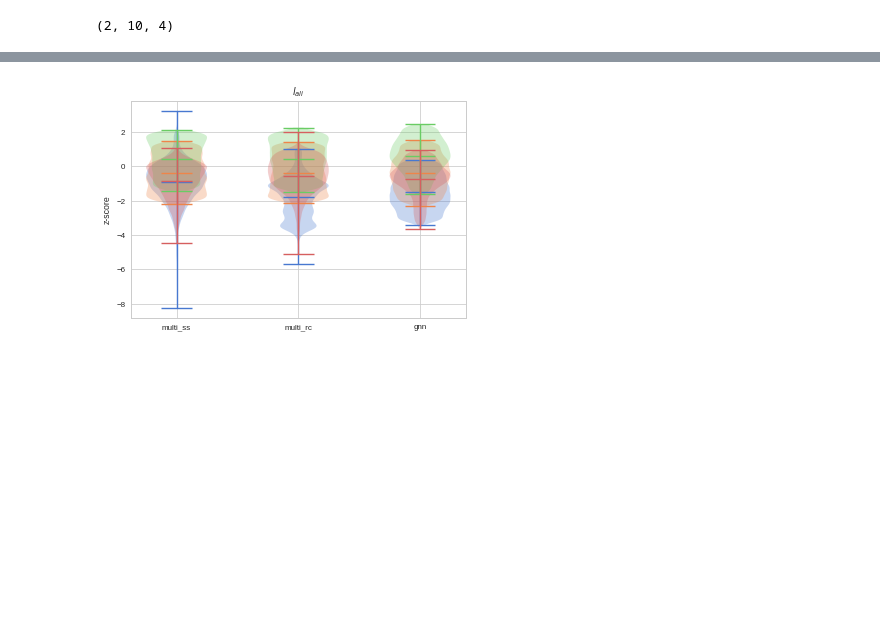
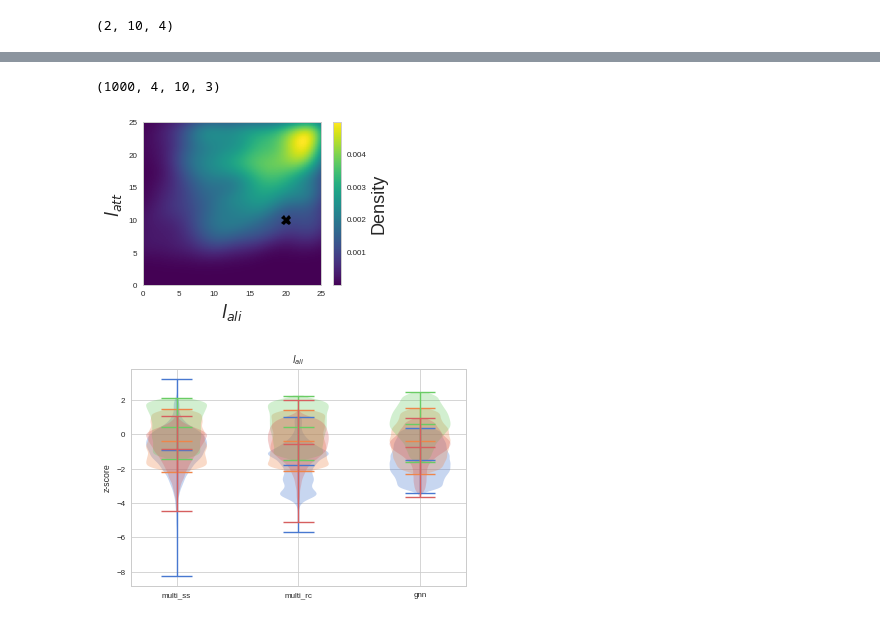
Before and after one commit to ctorney/abc-graph-nets, a Jupyter notebook: zonal_violins_2d_4d.ipynb, the cells around one changed output, grey strips where cells are left out. Saved outputs shown, nothing was run; the diff lists cells and outputs as text; code cells hidden in the pictures; blank space fills up the shorter version.

Commit message:
with 4D KDE plots

```diff
--- a/zonal_violins_2d_4d.ipynb
+++ b/zonal_violins_2d_4d.ipynb
@@ -489,3 +487,40 @@ IndexError: ignored
+# %%
+np.shape(samples_mss)
+# %% [output]
+(1000, 4, 10, 3)
+# %%
+plt.figure(figsize=(4,3))
+# fit an array of size [Ndim, Nsamples]
+dat = 2
+rep = 3
+
+data = np.vstack([samples_mrc[:,1,rep,dat],samples_mrc[:,2,rep,dat]])
+kde = gaussian_kde(data)
+
+# evaluate on a regular grid
+#0.55,0.8,0.15,0.25
+xgrid = np.linspace(0.0, 25.0, 100) # 0.99, 40)
+ygrid = np.linspace(0.0, 25.0, 100) #0.3, 40)
+Xgrid, Ygrid = np.meshgrid(xgrid, ygrid)
+Z = kde.evaluate(np.vstack([Xgrid.ravel(), Ygrid.ravel()]))
+plt.plot(sobol_listx[dat+1],sobol_listy[dat+1],'X',c='k',markersize=10)
+
+# Plot the result as an image
+plt.imshow(Z.reshape(Xgrid.shape),
+           origin='lower', aspect='auto',
+           extent= [0.0,25.0,0.0,25.0] ,
+           cmap='viridis') #[0.55,0.99,0.15,0.3],
+plt.grid(False)
+plt.xlabel('$l_{ali}$', fontsize=18)
+plt.ylabel('$l_{att}$', fontsize=18)
+#ax.tick_params(axis='both', labelsize=10)
+#plt.title('', fontsize=18)
+cb = plt.colorbar()
+cb.set_label("Density", fontsize=18)
+#plt.savefig('kde_GNN_12_16_2D.png',bbox_inches = 'tight',dpi=300)
+plt.show()
+# %% [output]
+[figure, added]
 # %%
 #4D violins sans mean
 
```
Also changed, not shown: parts of 1 cell of this notebook.
